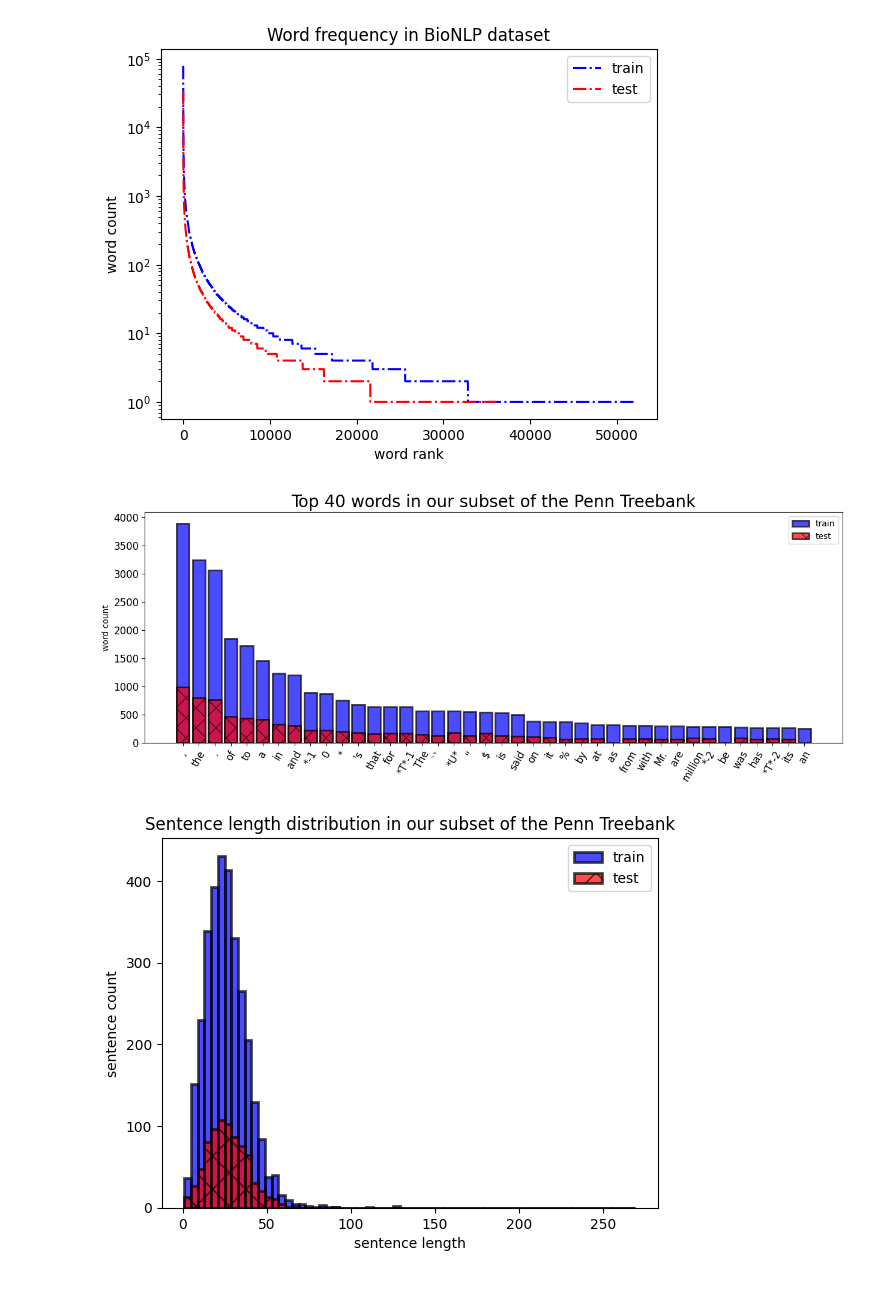
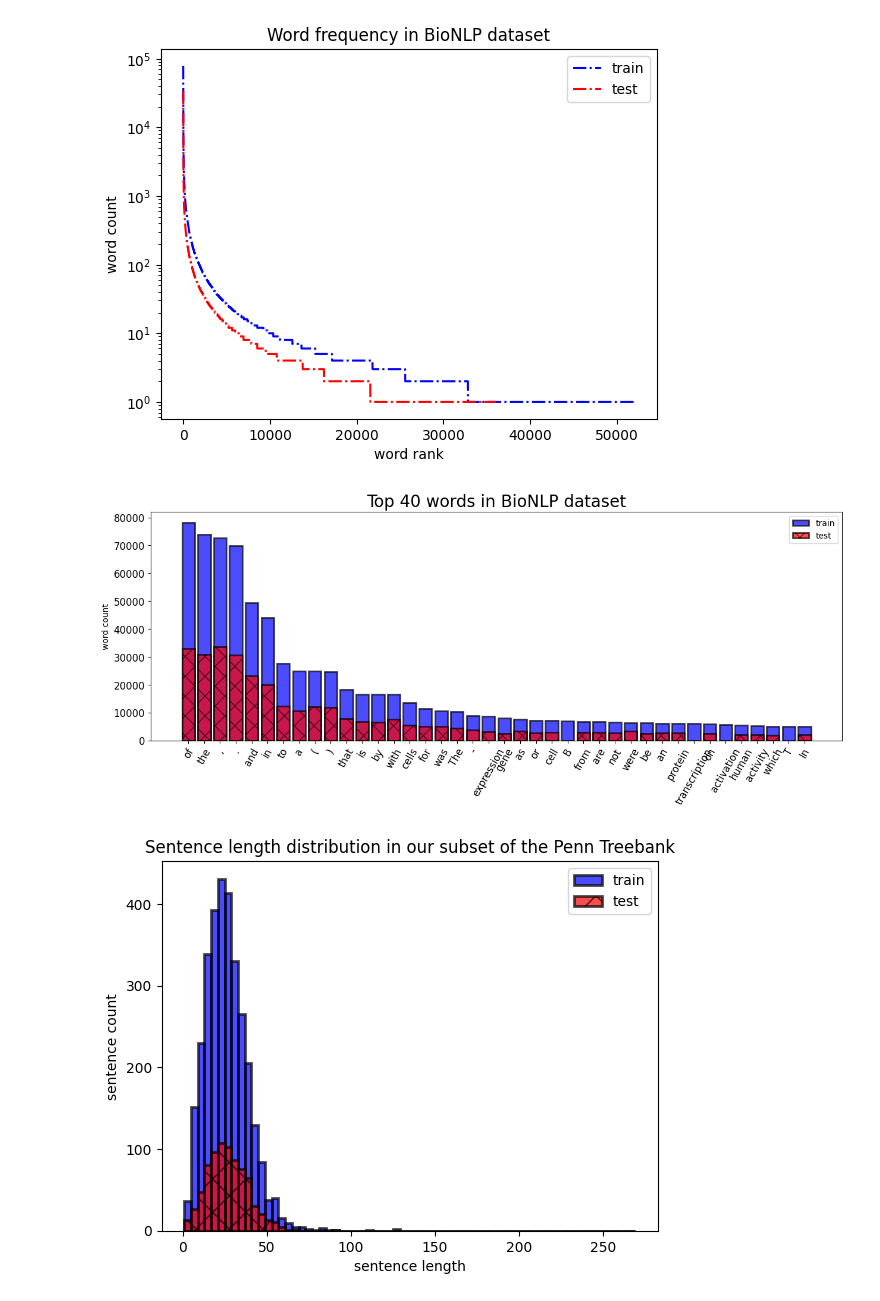
Before and after one commit to Ar-Kareem/Penn-Tree-Bank-Project, a Jupyter notebook: sbert.ipynb, the cells around one changed output. Saved outputs shown, nothing was run; the diff lists cells and outputs as text; code cells hidden in the pictures.

```diff
--- a/sbert.ipynb
+++ b/sbert.ipynb
@@ -374,26 +374,26 @@ plt.savefig('bionlp1.png')
 # %%
 # make plot wider
 plt.gcf().set_size_inches(15, 5)
 # historgram of top 10 words
 # change color to red
 train_words = [n[0] for n in max_counts_train]
 plt.bar(train_words, [n[1] for n in max_counts_train], label='train', alpha=0.7, hatch='', edgecolor='black', linewidth=2, color='blue')
 plt.bar([n[0] for n in max_counts_test if n[0] in train_words], [n[1] for n in max_counts_test if n[0] in train_words], label='test', alpha=0.7, hatch='x', edgecolor='black', linewidth=2, color='red')
 
 # increase font size for title
 plt.xticks(fontsize=12)
 plt.yticks(fontsize=12)
 plt.legend(fontsize=15)
 
 plt.xticks(rotation=60)
 plt.legend()
 
 plt.ylabel('word count')
-plt.title(f'Top {len(train_words)} words in our subset of the Penn Treebank', fontsize=20)
+plt.title(f'Top {len(train_words)} words in BioNLP dataset', fontsize=20)
 
-plt.savefig('penn2.png', bbox_inches='tight')
+plt.savefig('bionlp2.png', bbox_inches='tight')
 # %% [output]
-[figure, old version]
+[figure, new version]
 # %%
 lens_train = [len(x) for x in data['train_sentences']]
 lens_test = [len(x) for x in data['test_sentences']]
```
